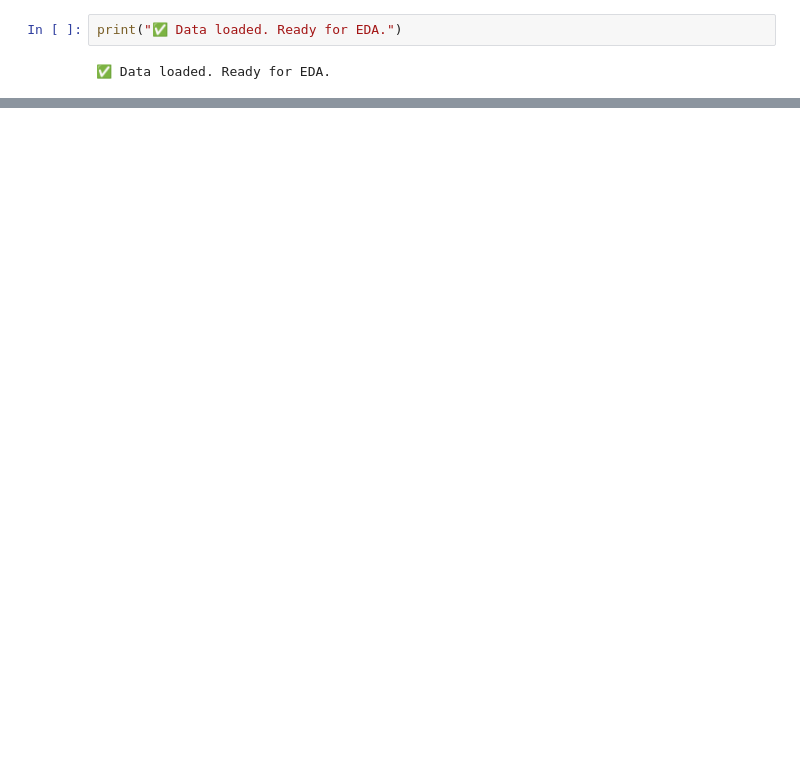
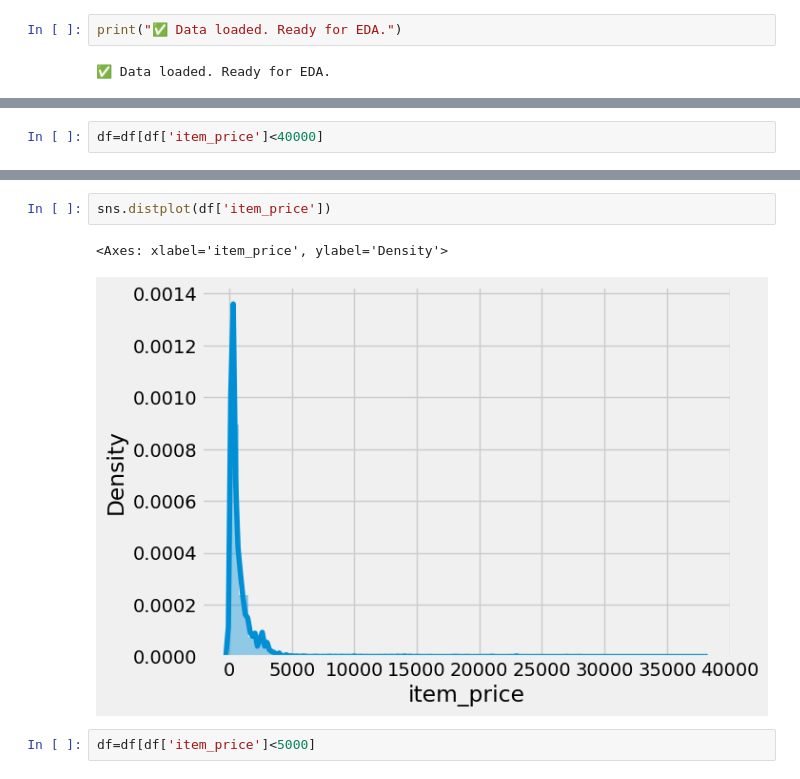
Before and after one commit to chandtr/CapstoneProject, a Jupyter notebook: SalesPrediction.ipynb, the cells around one changed output, grey strips where cells are left out. Drawn from its saved outputs; the diff is of its cells as text; blank space fills up the shorter version.

```diff
--- a/SalesPrediction.ipynb
+++ b/SalesPrediction.ipynb
@@ -86,0 +265,2 @@ print("✅ Data loaded. Ready for EDA.")
+# %%
+df=df[df['item_price']<40000]
@@ -86,0 +276,7 @@ print("✅ Data loaded. Ready for EDA.")
+# %%
+sns.distplot(df['item_price'])
+# %% [output]
+<Axes: xlabel='item_price', ylabel='Density'>
+[figure, added]
+# %%
+df=df[df['item_price']<5000]
```
Also changed, not shown: parts of 62 cells of this notebook, 2 other files.
